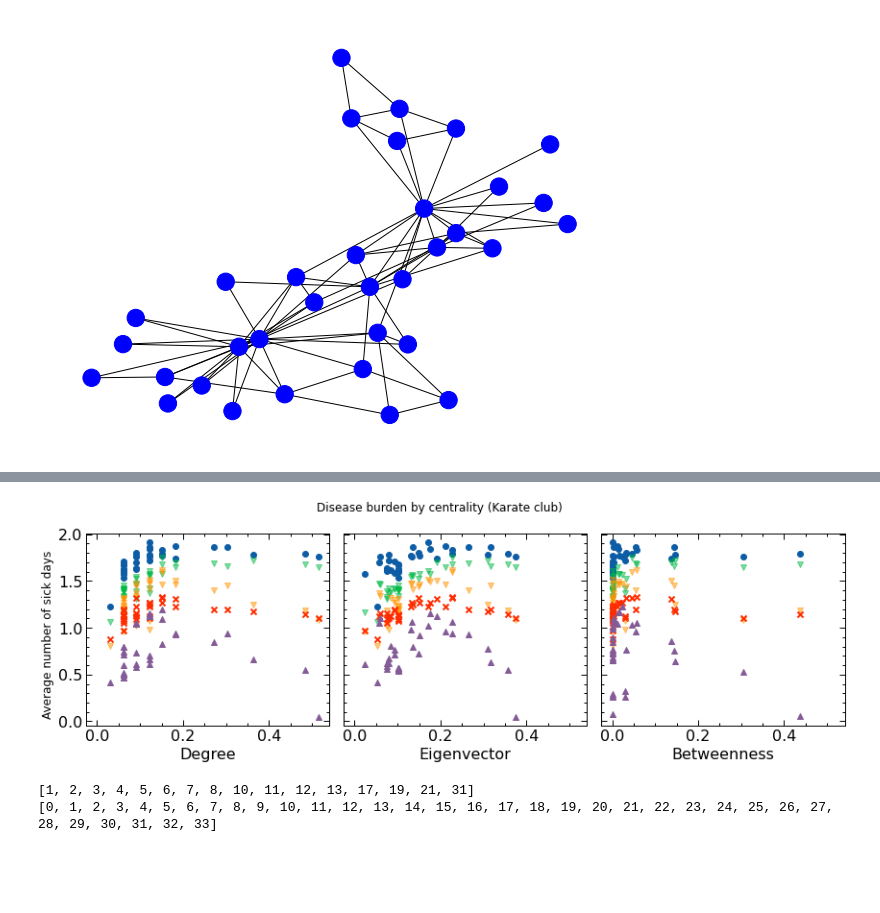
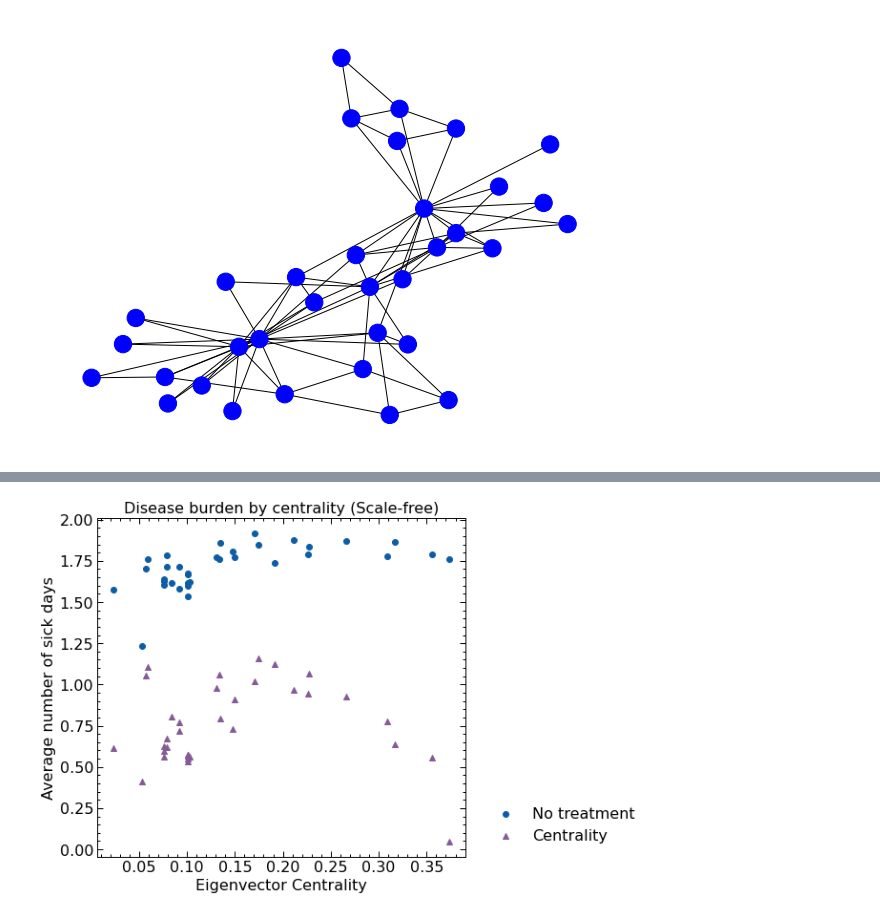
Before and after one commit to EvanLavender13/cst680-project, a Jupyter notebook: exp_karate.ipynb, the cells around one changed output, grey strips where cells are left out. Cells and saved outputs as stored; diff of their text form; code cells hidden in the pictures; blank space fills up the shorter version.

Commit message:
Messed with plots

```diff
--- a/exp_karate.ipynb
+++ b/exp_karate.ipynb
@@ -128,34 +128,26 @@ plt.show()
 # %%
 G = ide.GRAPHS["karate"]
-deg_cent = nx.centrality.degree_centrality(G).values()
+# deg_cent = nx.centrality.degree_centrality(G).values()
 eig_cent = nx.centrality.eigenvector_centrality(G).values()
-btw_cent = nx.centrality.betweenness_centrality(G).values()
+# btw_cent = nx.centrality.betweenness_centrality(G).values()
 
-CENT = [deg_cent, eig_cent, btw_cent]
-cent_metrics = [deg_metrics, eig_metrics, btw_metrics]
-labels = ["Degree", "Eigenvector", "Betweenness"]
+fig, ax = plt.subplots(nrows=1, ncols=2, figsize=(12, 6))
+ax[0].set_title("Disease burden by centrality (Scale-free)")
+ax[0].set_ylabel("Average number of sick days")
+ax[0].set_xlabel("Eigenvector Centrality")
+ax[0].scatter(eig_cent, null_metrics["num_sickdays"] / N, label="No treatment")
+ax[0].scatter(eig_cent, rng_metrics["num_sickdays"] / N, alpha=0)
+ax[0].scatter(eig_cent, rnn_metrics["num_sickdays"] / N, alpha=0)
+ax[0].scatter(eig_cent, prr_metrics["num_sickdays"] / N, alpha=0)
+ax[0].scatter(eig_cent, eig_metrics["num_sickdays"] / N, label="Centrality", marker="^")
 
-fig, axes = plt.subplots(nrows=1, ncols=3, figsize=(12, 4), sharex=True, sharey=True)
-fig.suptitle("Disease burden by centrality (Karate club)")
-fig.supylabel("Average number of sick days")
-for ax, cent, metric, label in zip(axes, CENT, cent_metrics, labels):
-    ax.set_xlabel(label)
-    ax.scatter(cent, null_metrics["num_sickdays"] / N, label="No treatment")
-    ax.scatter(cent, rng_metrics["num_sickdays"] / N, label="Random", marker="v", alpha=0.5)
-    ax.scatter(cent, rnn_metrics["num_sickdays"] / N, label="Random: Neighbor", marker="v", alpha=0.5)
-    ax.scatter(cent, prr_metrics["num_sickdays"] / N, label="Precision: Random", marker="x")
-    ax.scatter(cent, metric["num_sickdays"] / N, label="Centrality", marker="^")
-# axes[3].axis("off")
-# handles, labels = axes[0].get_legend_handles_labels()
-# fig.legend(handles, labels, loc="center right")
+ax[1].axis("off")
+handles, labels = ax[0].get_legend_handles_labels()
+ax[1].legend(handles, labels, loc="lower left")
+# plt.legend(bbox_to_anchor=(1, 0), loc="lower left")
+# plt.legend(loc="upper center", bbox_to_anchor=(0.5, -0.2))
 fig.tight_layout()
-fig.savefig("out/nb-karate-centrality.jpg")
+fig.savefig("out/nb-karate-centrality-1.jpg")
+# plt.show()
 # %% [output]
-[figure, old version]
+[figure, new version]
-# %%
-G = ide.GRAPHS["karate"]
-print(list(G.neighbors(0)))
-print(G.nodes)
-# %% [output]
-[1, 2, 3, 4, 5, 6, 7, 8, 10, 11, 12, 13, 17, 19, 21, 31]
-[0, 1, 2, 3, 4, 5, 6, 7, 8, 9, 10, 11, 12, 13, 14, 15, 16, 17, 18, 19, 20, 21, 22, 23, 24, 25, 26, 27, 28, 29, 30, 31, 32, 33]
```
Also changed, not shown: parts of 3 cells of this notebook, 7 other files.
